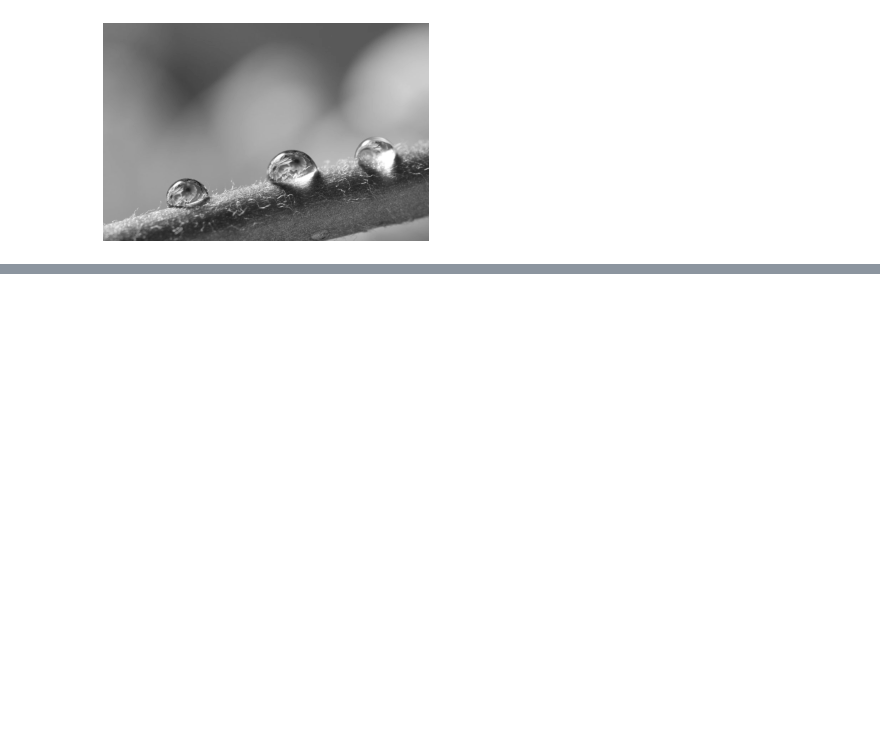
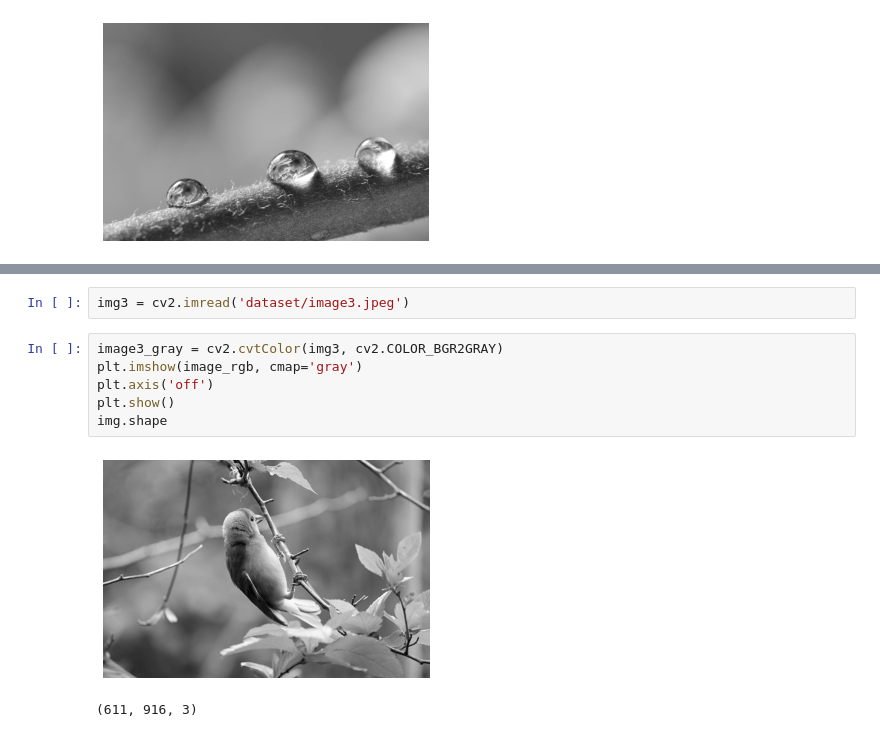
Before and after one commit to AhmedCharfeddine/ImageProcessingLab, a Jupyter notebook: session1/main.ipynb, the cells around one changed output, grey strips where cells are left out. Drawn from its saved outputs; the diff is of its cells as text; blank space fills up the shorter version.

```diff
--- a/session1/main.ipynb
+++ b/session1/main.ipynb
@@ -175,0 +186,11 @@ plt.show()
+# %%
+img3 = cv2.imread('dataset/image3.jpeg')
+# %%
+image3_gray = cv2.cvtColor(img3, cv2.COLOR_BGR2GRAY)
+plt.imshow(image_rgb, cmap='gray')
+plt.axis('off')
+plt.show()
+img.shape
+# %% [output]
+[figure, added]
+(611, 916, 3)
```
Also changed, not shown: parts of 24 cells of this notebook, 2 other files.
